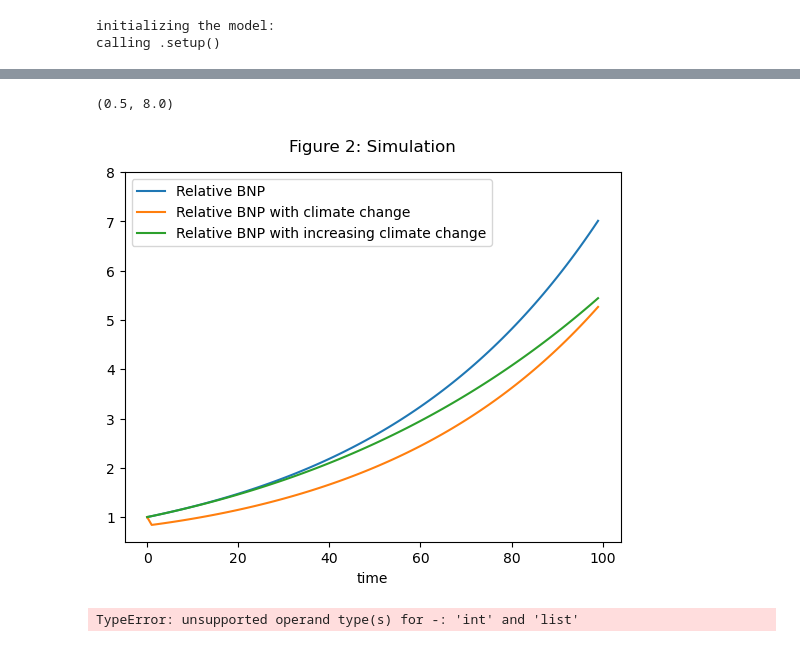
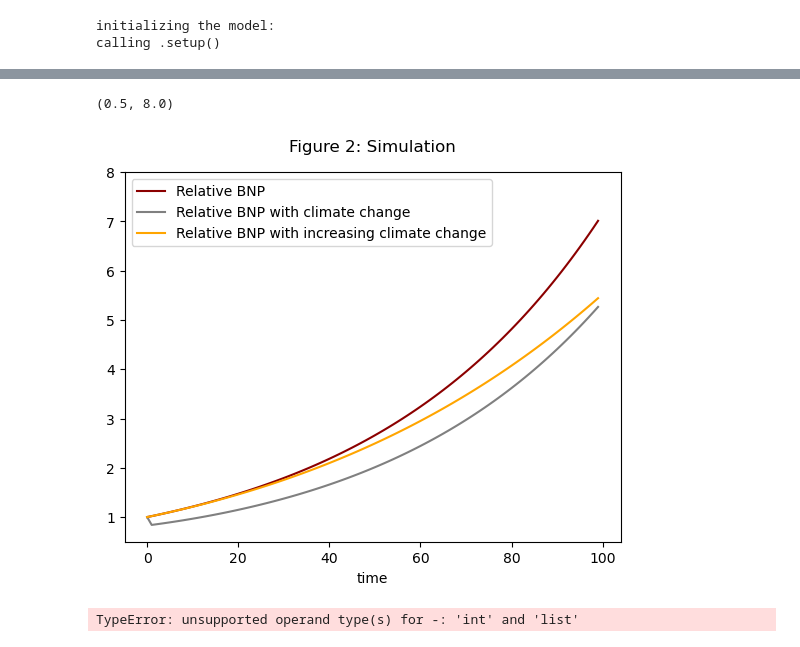
Before and after one commit to NumEconCopenhagen/projects-2023-ida-simone-elin, a Jupyter notebook: modelproject/modelproject.ipynb, the cells around one changed output, grey strips where cells are left out. Drawn from its saved outputs; the diff is of its cells as text; code cells hidden in the pictures.

```diff
--- a/modelproject/modelproject.ipynb
+++ b/modelproject/modelproject.ipynb
@@ -190,16 +165,16 @@ array([1.        , 0.84094028, 0.85343425, 0.86630137, 0.87954644,
 # %%
 fig = plt.figure()
 ax = fig.add_subplot(1,1,1)
-ax.plot(np.arange(model.par.simT),sim.fracY,label='Relative BNP')
-ax.plot(np.arange(model.par.simT),sim.fracYD,label='Relative BNP with climate change')
-ax.plot(np.arange(model.par.simT),sim.fracYDgrowth,label='Relative BNP with increasing climate change')
+ax.plot(np.arange(model.par.simT),sim.fracY,label='Relative BNP',c='darkred')
+ax.plot(np.arange(model.par.simT),sim.fracYD,label='Relative BNP with climate change',c='grey')
+ax.plot(np.arange(model.par.simT),sim.fracYDgrowth,label='Relative BNP with increasing climate change',c='orange')
 ax.set_xlabel('time')
 ax.set_title('Figure 2: Simulation',pad=15)
 ax.legend(frameon=True);
 plt.ylim([0.5,8])
 # %% [output]
 (0.5, 8.0)
-[figure, old version]
+[figure, new version]
 # %%
 model.simulatesamlet()
 # %% [output]
```
Also changed, not shown: parts of 12 cells of this notebook, 1 other file.
